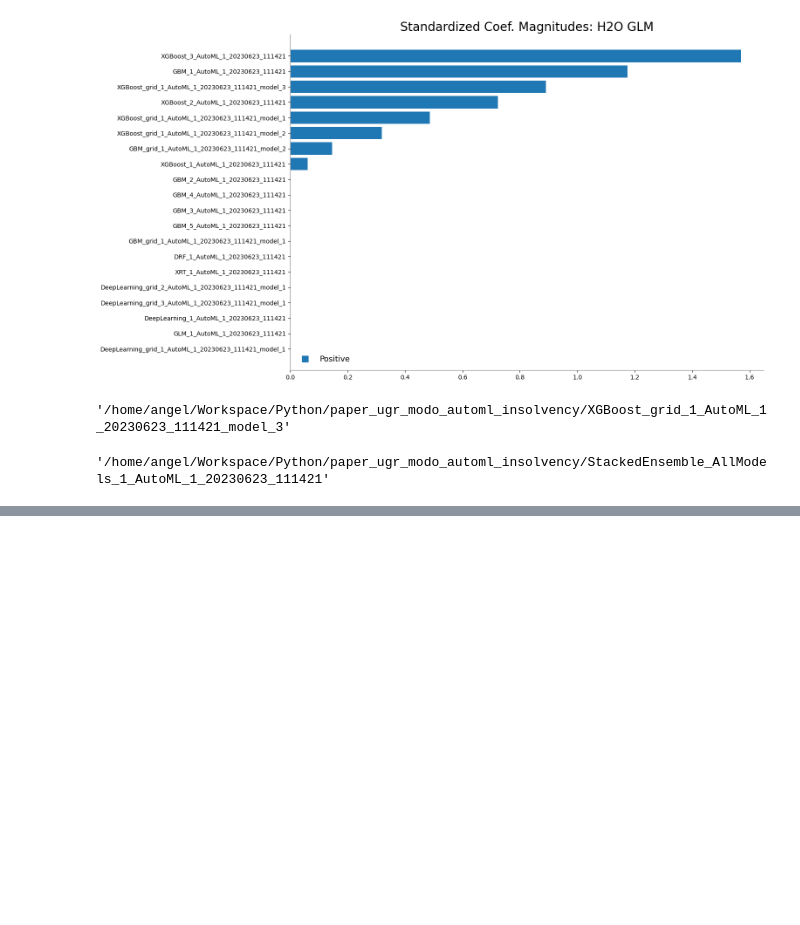
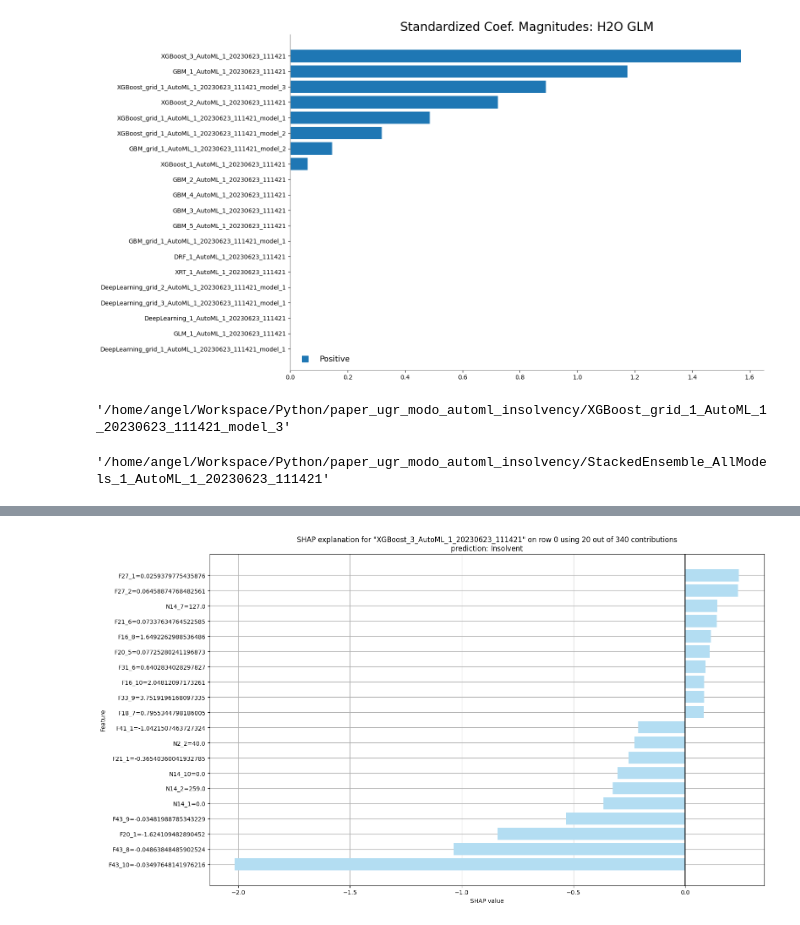
Before and after one commit to aavazquezs/paper_ugr_modo_automl_insolvency, a Jupyter notebook: H10h1.ipynb, the cells around one changed output, grey strips where cells are left out. Cells and saved outputs as stored; diff of their text form; code cells hidden in the pictures; blank space fills up the shorter version.

```diff
--- a/H10h1.ipynb
+++ b/H10h1.ipynb
@@ -191,0 +212,4 @@ for model_id in model_names:
+# %%
+shapr_plot = model.shap_explain_row_plot(test, row_index=0)
+# %% [output]
+[figure, added]
```
Also changed, not shown: parts of 6 cells of this notebook, 9 other files.
